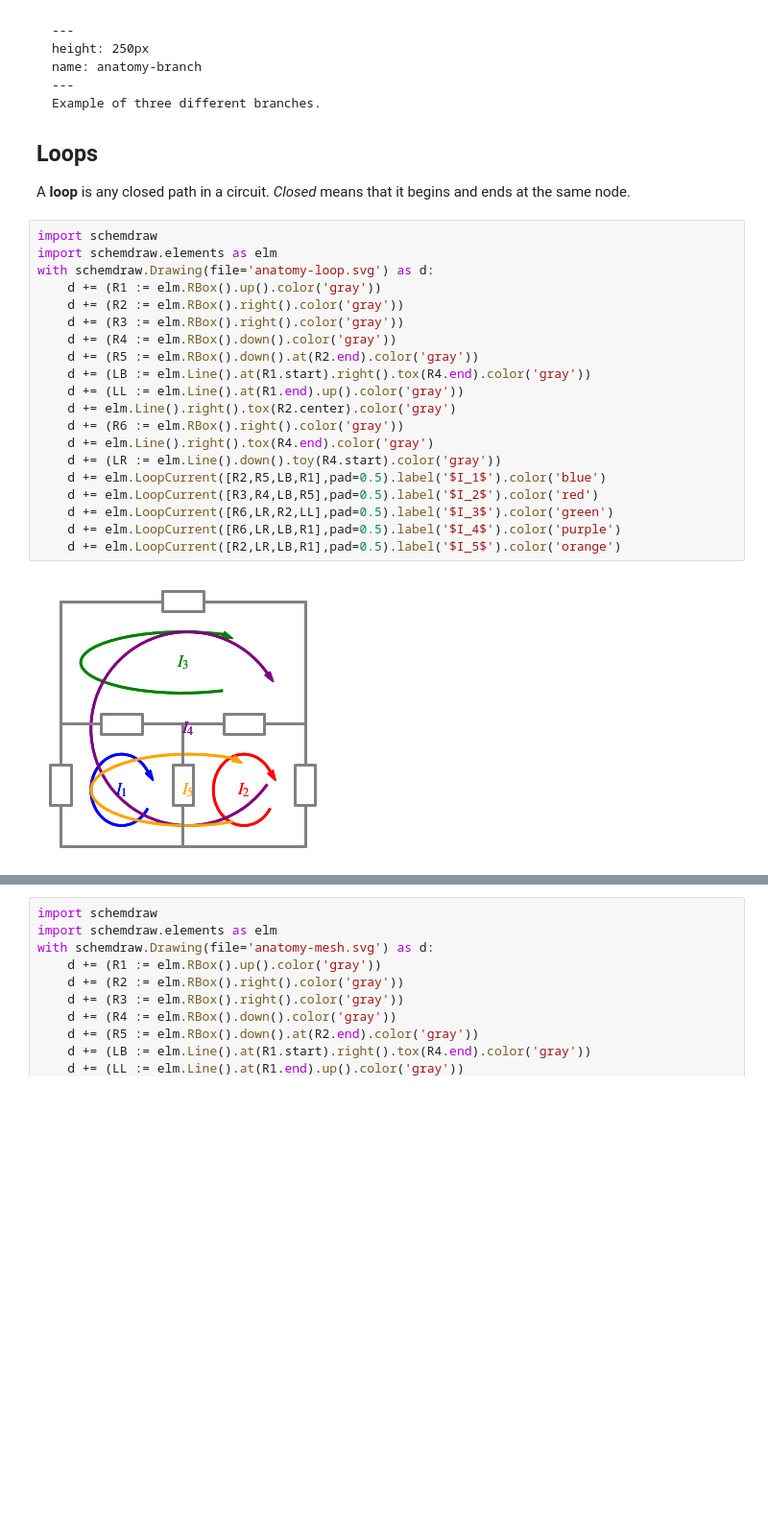
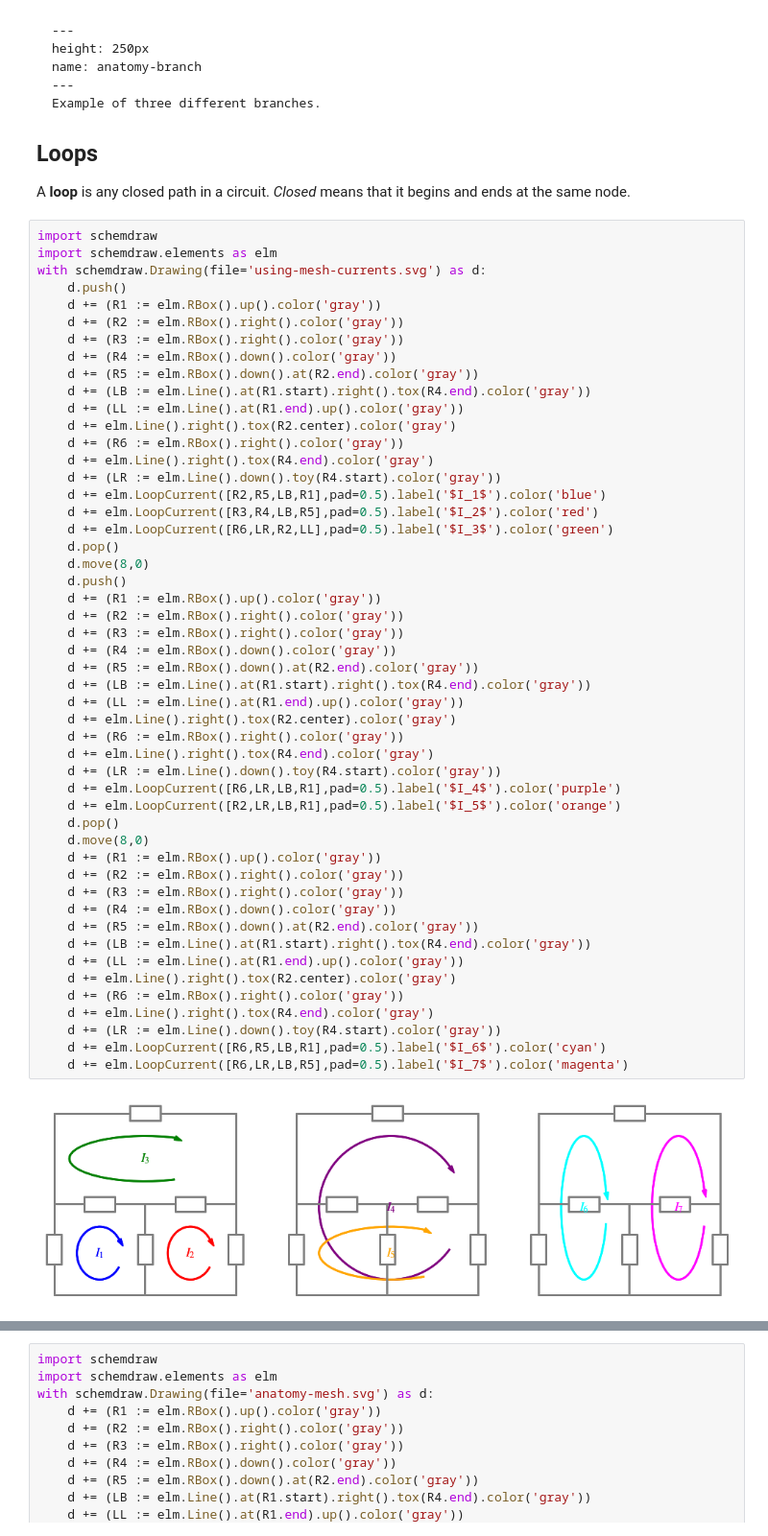
Before and after one commit to Circuit-Analysis/circuit-analysis.github.io, a Jupyter notebook: _sources/chapter-2.ipynb, the cells around one changed output, grey strips where cells are left out. Shown: that part at 96% size. Saved outputs shown, nothing was run; the diff lists cells and outputs as text; blank space fills up the shorter version.

````diff
--- a/_sources/chapter-2.ipynb
+++ b/_sources/chapter-2.ipynb
@@ -62,25 +62,55 @@ A **loop** is any closed path in a circuit. _Closed_ means that it begins and en
 # %%
 import schemdraw
 import schemdraw.elements as elm
-with schemdraw.Drawing(file='anatomy-loop.svg') as d:
+with schemdraw.Drawing(file='using-mesh-currents.svg') as d:
+    d.push()
     d += (R1 := elm.RBox().up().color('gray'))
     d += (R2 := elm.RBox().right().color('gray'))
     d += (R3 := elm.RBox().right().color('gray'))
     d += (R4 := elm.RBox().down().color('gray'))
     d += (R5 := elm.RBox().down().at(R2.end).color('gray'))
     d += (LB := elm.Line().at(R1.start).right().tox(R4.end).color('gray'))
     d += (LL := elm.Line().at(R1.end).up().color('gray'))
     d += elm.Line().right().tox(R2.center).color('gray')
     d += (R6 := elm.RBox().right().color('gray'))
     d += elm.Line().right().tox(R4.end).color('gray')
     d += (LR := elm.Line().down().toy(R4.start).color('gray'))
     d += elm.LoopCurrent([R2,R5,LB,R1],pad=0.5).label('$I_1$').color('blue')
     d += elm.LoopCurrent([R3,R4,LB,R5],pad=0.5).label('$I_2$').color('red')
     d += elm.LoopCurrent([R6,LR,R2,LL],pad=0.5).label('$I_3$').color('green')
+    d.pop()
+    d.move(8,0)
+    d.push()
+    d += (R1 := elm.RBox().up().color('gray'))
+    d += (R2 := elm.RBox().right().color('gray'))
+    d += (R3 := elm.RBox().right().color('gray'))
+    d += (R4 := elm.RBox().down().color('gray'))
+    d += (R5 := elm.RBox().down().at(R2.end).color('gray'))
+    d += (LB := elm.Line().at(R1.start).right().tox(R4.end).color('gray'))
+    d += (LL := elm.Line().at(R1.end).up().color('gray'))
+    d += elm.Line().right().tox(R2.center).color('gray')
+    d += (R6 := elm.RBox().right().color('gray'))
+    d += elm.Line().right().tox(R4.end).color('gray')
+    d += (LR := elm.Line().down().toy(R4.start).color('gray'))
     d += elm.LoopCurrent([R6,LR,LB,R1],pad=0.5).label('$I_4$').color('purple')
     d += elm.LoopCurrent([R2,LR,LB,R1],pad=0.5).label('$I_5$').color('orange')
+    d.pop()
+    d.move(8,0)
+    d += (R1 := elm.RBox().up().color('gray'))
+    d += (R2 := elm.RBox().right().color('gray'))
+    d += (R3 := elm.RBox().right().color('gray'))
+    d += (R4 := elm.RBox().down().color('gray'))
+    d += (R5 := elm.RBox().down().at(R2.end).color('gray'))
+    d += (LB := elm.Line().at(R1.start).right().tox(R4.end).color('gray'))
+    d += (LL := elm.Line().at(R1.end).up().color('gray'))
+    d += elm.Line().right().tox(R2.center).color('gray')
+    d += (R6 := elm.RBox().right().color('gray'))
+    d += elm.Line().right().tox(R4.end).color('gray')
+    d += (LR := elm.Line().down().toy(R4.start).color('gray'))
+    d += elm.LoopCurrent([R6,R5,LB,R1],pad=0.5).label('$I_6$').color('cyan')
+    d += elm.LoopCurrent([R6,LR,LB,R5],pad=0.5).label('$I_7$').color('magenta')
 # %% [output]
-[figure, old version]
+[figure, new version]
 # %% [markdown]
 ```{figure} anatomy-loop.svg
 ---
````
Also changed, not shown: parts of 1 cell of this notebook, 7 other files.
